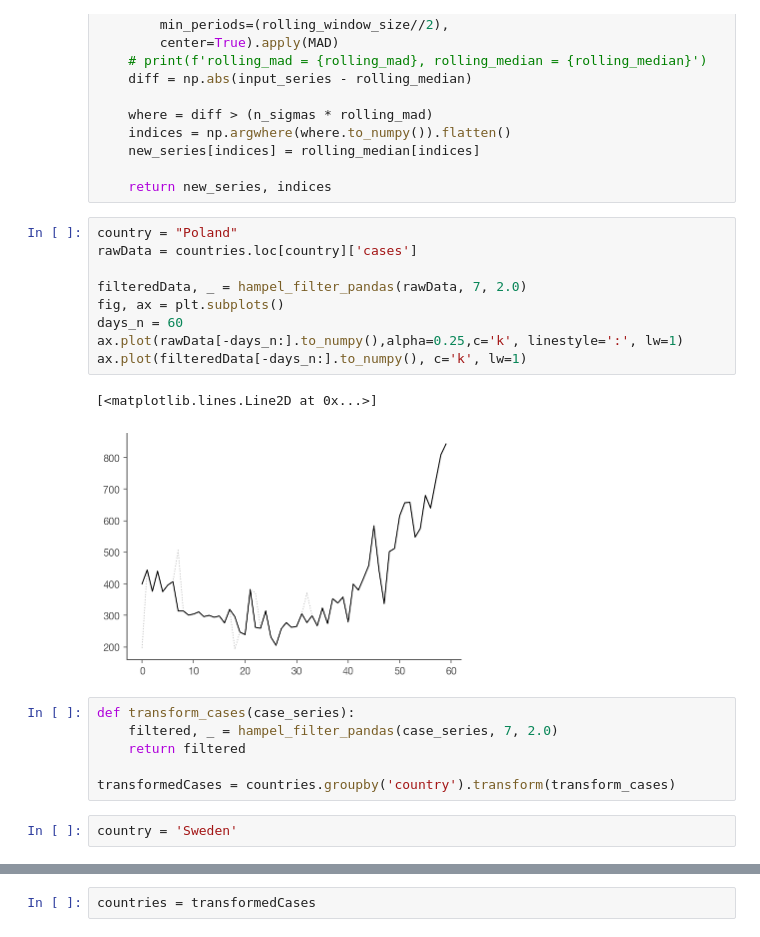
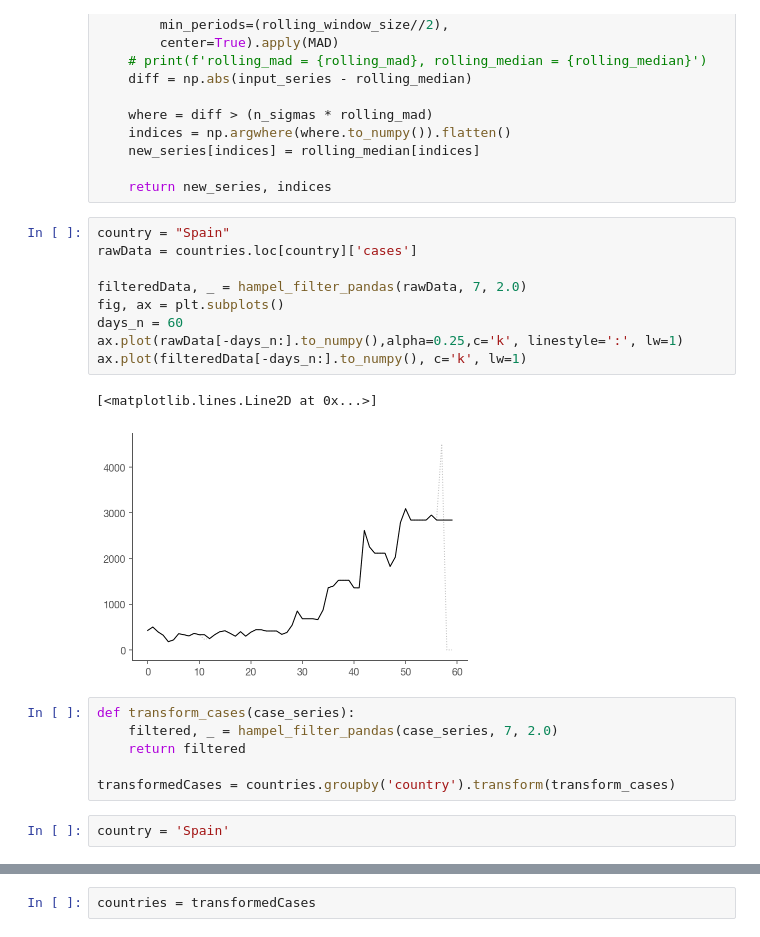
Before and after one commit to gkossakowski/covid-19, a Jupyter notebook: Realtime Rt mcmc.ipynb, the cells around one changed output, grey strips where cells are left out. Drawn from its saved outputs; the diff is of its cells as text.

```diff
--- a/Realtime Rt mcmc.ipynb
+++ b/Realtime Rt mcmc.ipynb
@@ -201,17 +201,17 @@ def hampel_filter_pandas(input_series, window_size, n_sigmas=3.0):
 
     return new_series, indices
 # %%
-country = "Poland"
+country = "Spain"
 rawData = countries.loc[country]['cases']
 
 filteredData, _ = hampel_filter_pandas(rawData, 7, 2.0)
 fig, ax = plt.subplots()
 days_n = 60
 ax.plot(rawData[-days_n:].to_numpy(),alpha=0.25,c='k', linestyle=':', lw=1)
 ax.plot(filteredData[-days_n:].to_numpy(), c='k', lw=1)
 # %% [output]
 [<matplotlib.lines.Line2D at 0x...>]
-[figure, old version]
+[figure, new version]
 # %%
 def transform_cases(case_series):
     filtered, _ = hampel_filter_pandas(case_series, 7, 2.0)
@@ -219,7 +219,7 @@ def transform_cases(case_series):
 
 transformedCases = countries.groupby('country').transform(transform_cases)
 # %%
-country = 'Sweden'
+country = 'Spain'
 # %%
 transformedCases.loc[country][-30:].plot(c='k', lw=1, title=f'{country} - last 30 days')
 # %% [output]
```
Also changed, not shown: parts of 12 cells of this notebook, 2 other files.
